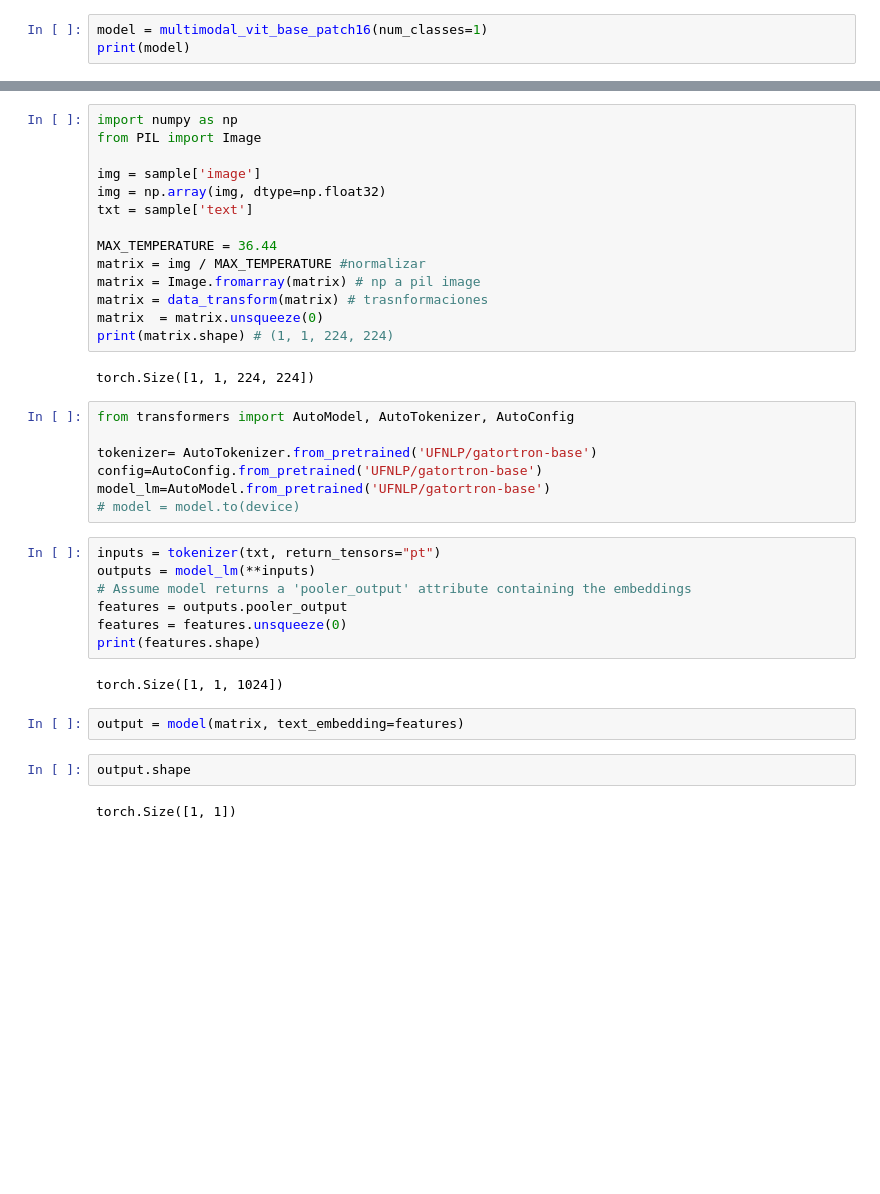
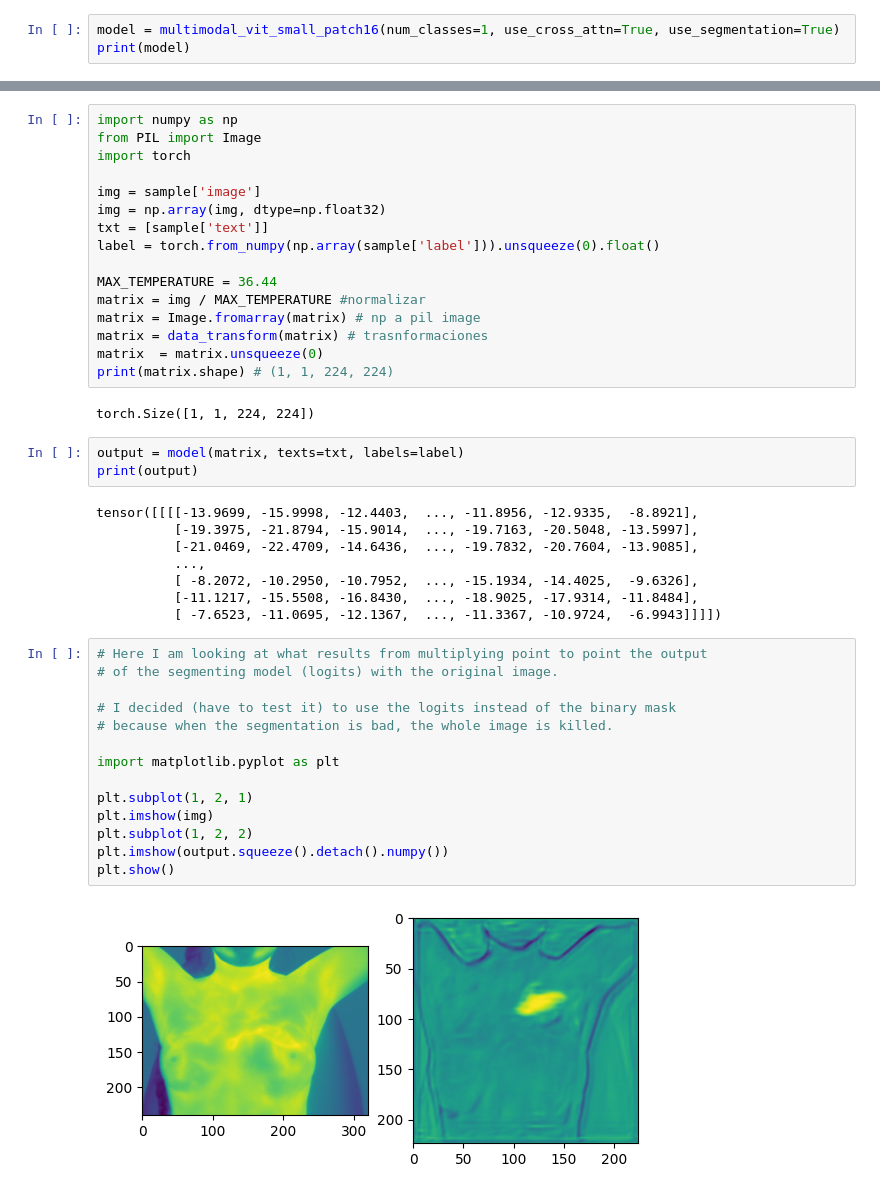
Before and after one commit to semilleroCV/BreastCATT, a Jupyter notebook: notebooks/modeling.ipynb, the cells around one changed output, grey strips where cells are left out. Saved outputs shown, nothing was run; the diff lists cells and outputs as text; blank space fills up the shorter version.

Commit message:
Notebook for instantiating the model and forwarding through it

```diff
--- a/notebooks/modeling.ipynb
+++ b/notebooks/modeling.ipynb
@@ -12,5 +12,5 @@ from breastcatt.fvit import multimodal_vit_base_patch16
 # %%
-model = multimodal_vit_base_patch16(num_classes=1)
+model = multimodal_vit_small_patch16(num_classes=1, use_cross_attn=True, use_segmentation=True)
 print(model)
 # %% [output]
 MultiModalVisionTransformer(
@@ -45,10 +69,12 @@ sample = dataset['test'][0]
 # %%
 import numpy as np
 from PIL import Image
+import torch
 
 img = sample['image']
 img = np.array(img, dtype=np.float32)
-txt = sample['text']
+txt = [sample['text']]
+label = torch.from_numpy(np.array(sample['label'])).unsqueeze(0).float()
 
 MAX_TEMPERATURE = 36.44
 matrix = img / MAX_TEMPERATURE #normalizar
@@ -58,25 +84,30 @@ matrix  = matrix.unsqueeze(0)
 print(matrix.shape) # (1, 1, 224, 224)
 # %% [output]
 torch.Size([1, 1, 224, 224])
-# %%
-from transformers import AutoModel, AutoTokenizer, AutoConfig
-
-tokenizer= AutoTokenizer.from_pretrained('UFNLP/gatortron-base')
-config=AutoConfig.from_pretrained('UFNLP/gatortron-base')
-model_lm=AutoModel.from_pretrained('UFNLP/gatortron-base')
-# model = model.to(device)
-# %%
-inputs = tokenizer(txt, return_tensors="pt")
-outputs = model_lm(**inputs)
-# Assume model returns a 'pooler_output' attribute containing the embeddings
-features = outputs.pooler_output
-features = features.unsqueeze(0)
-print(features.shape)
-# %% [output]
-torch.Size([1, 1, 1024])
-# %%
-output = model(matrix, text_embedding=features)
-# %%
-output.shape
-# %% [output]
-torch.Size([1, 1])
+# %%
+output = model(matrix, texts=txt, labels=label)
+print(output)
+# %% [output]
+tensor([[[[-13.9699, -15.9998, -12.4403,  ..., -11.8956, -12.9335,  -8.8921],
+          [-19.3975, -21.8794, -15.9014,  ..., -19.7163, -20.5048, -13.5997],
+          [-21.0469, -22.4709, -14.6436,  ..., -19.7832, -20.7604, -13.9085],
+          ...,
+          [ -8.2072, -10.2950, -10.7952,  ..., -15.1934, -14.4025,  -9.6326],
+          [-11.1217, -15.5508, -16.8430,  ..., -18.9025, -17.9314, -11.8484],
+          [ -7.6523, -11.0695, -12.1367,  ..., -11.3367, -10.9724,  -6.9943]]]])
+# %%
+# Here I am looking at what results from multiplying point to point the output
+# of the segmenting model (logits) with the original image.
+
+# I decided (have to test it) to use the logits instead of the binary mask
+# because when the segmentation is bad, the whole image is killed.
+
+import matplotlib.pyplot as plt
+
+plt.subplot(1, 2, 1)
+plt.imshow(img)
+plt.subplot(1, 2, 2)
+plt.imshow(output.squeeze().detach().numpy())
+plt.show()
+# %% [output]
+[figure, added]
```
Also changed, not shown: parts of 4 cells of this notebook.
